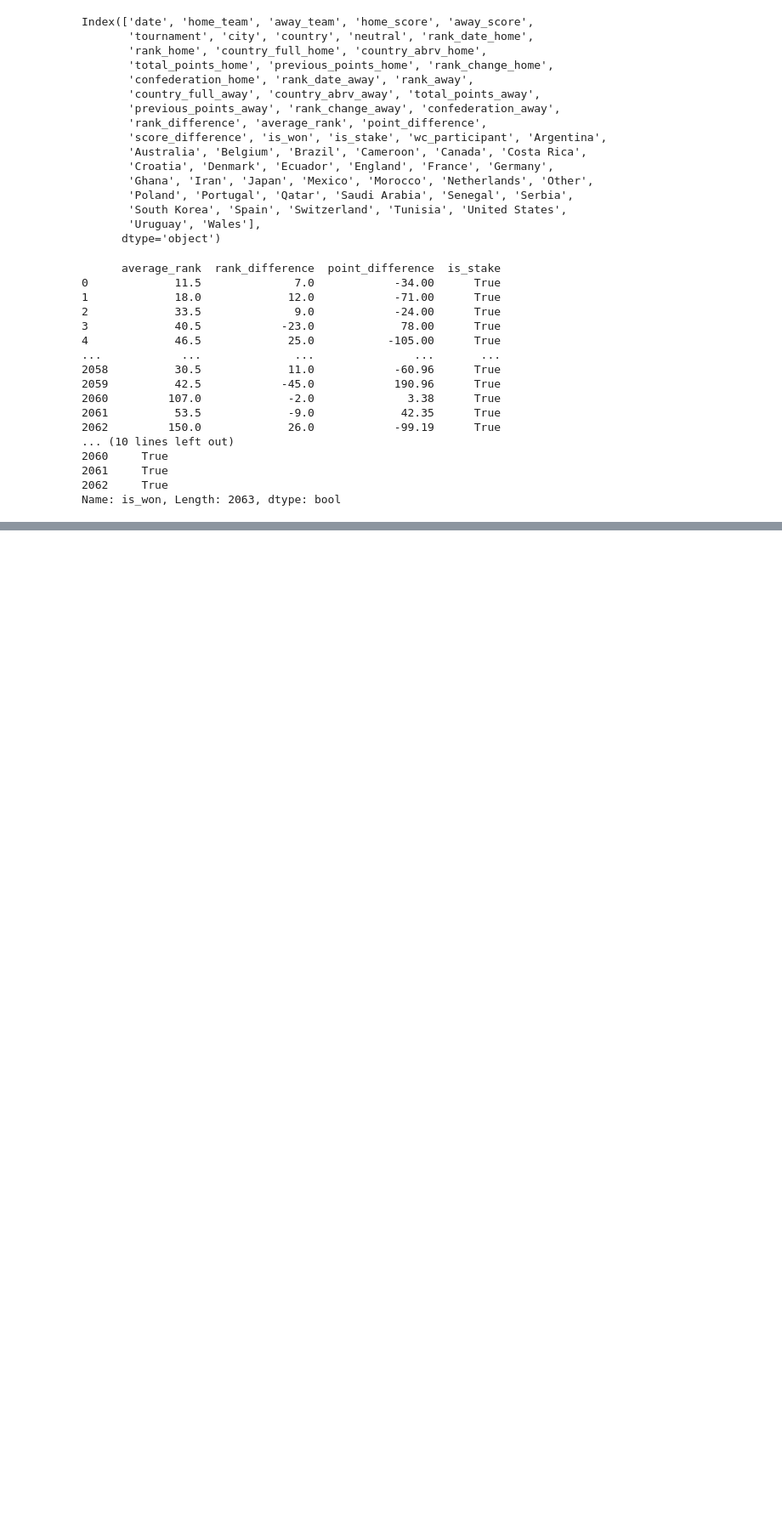
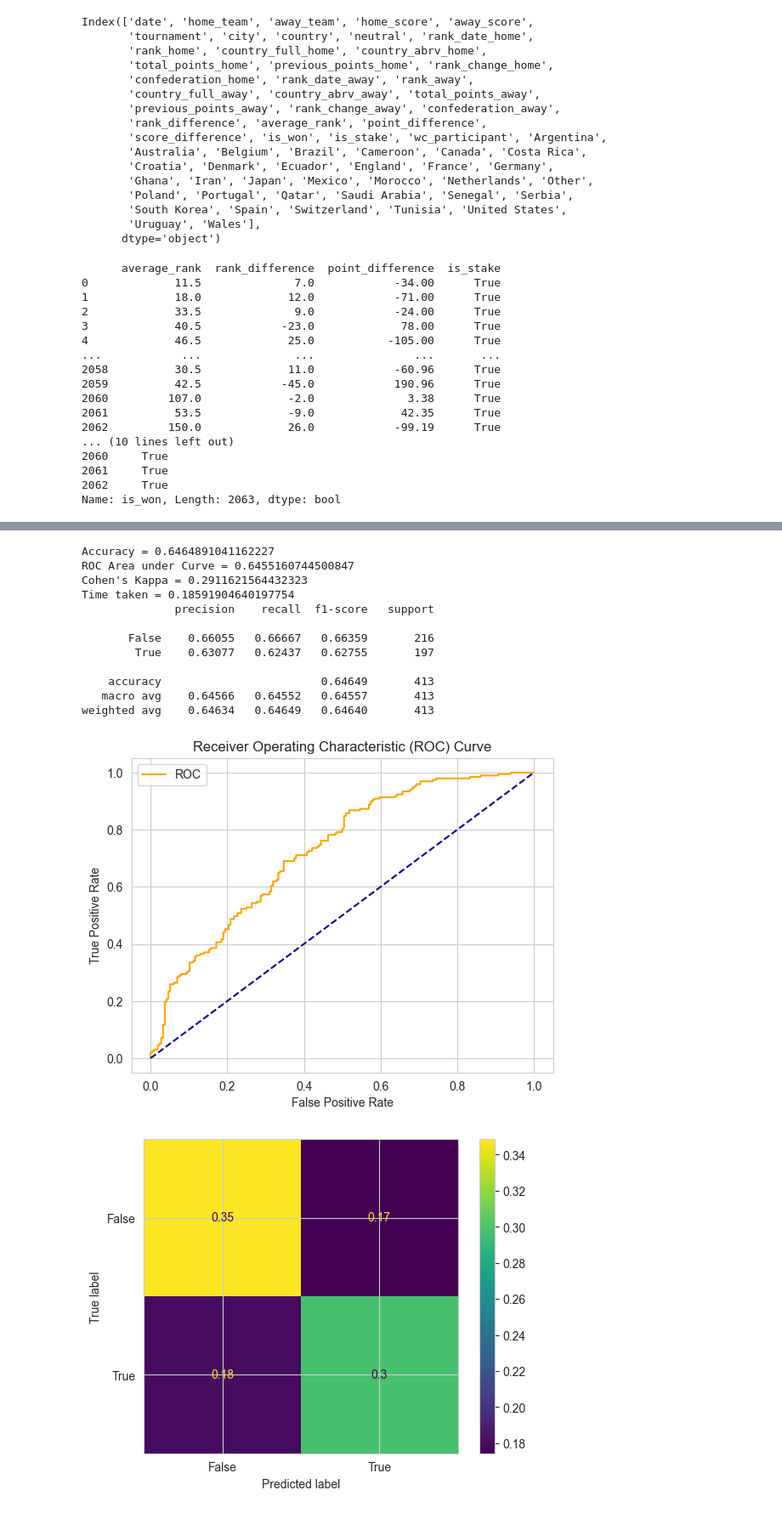
Before and after one commit to drinkincode/worldcup_predic_ml, a Jupyter notebook: worldcup_predic_notebook.ipynb, the cells around one changed output, grey strips where cells are left out. Shown at 85% size. Cells and saved outputs as stored; diff of their text form; code cells hidden in the pictures; blank space fills up the shorter version.

```diff
--- a/worldcup_predic_notebook.ipynb
+++ b/worldcup_predic_notebook.ipynb
@@ -397,0 +423,26 @@ weighted avg    0.63386   0.63438   0.63367       413
+# %%
+from sklearn.ensemble import RandomForestClassifier
+
+params_rf = {'max_depth': 16,
+             'min_samples_leaf': 1,
+             'min_samples_split': 2,
+             'n_estimators': 100,
+             'random_state': 12345}
+
+model_rf = RandomForestClassifier(**params_rf)
+model_rf, accuracy_rf, roc_auc_rf, coh_kap_rf, tt_rf = run_model(model_rf, X_train, y_train, X_test, y_test)
+# %% [output]
+Accuracy = 0.6464891041162227
+ROC Area under Curve = 0.6455160744500847
+Cohen's Kappa = 0.2911621564432323
+Time taken = 0.18591904640197754
+              precision    recall  f1-score   support
+
+       False    0.66055   0.66667   0.66359       216
+        True    0.63077   0.62437   0.62755       197
+
+    accuracy                        0.64649       413
+   macro avg    0.64566   0.64552   0.64557       413
+weighted avg    0.64634   0.64649   0.64640       413
+[figure, added]
+[figure, added]
```
Also changed, not shown: parts of 8 cells of this notebook.
